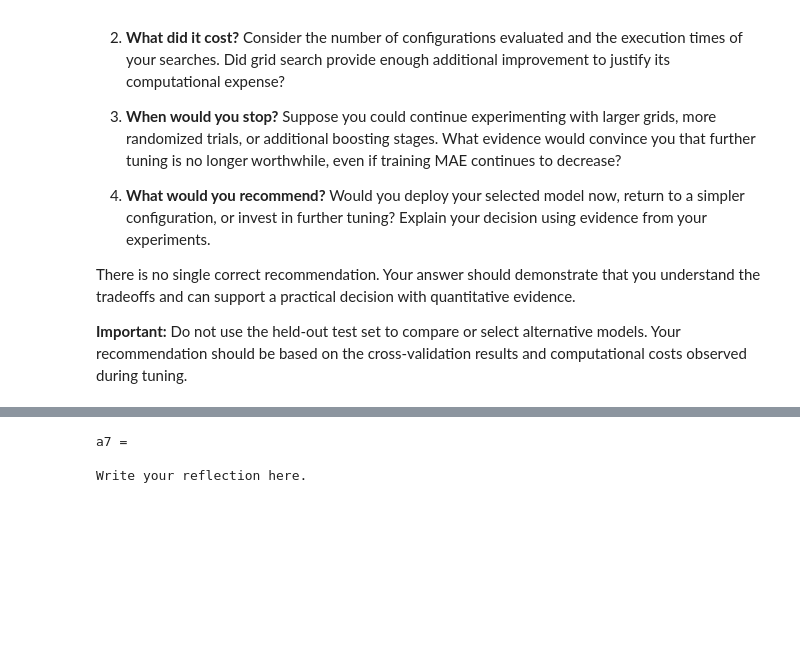
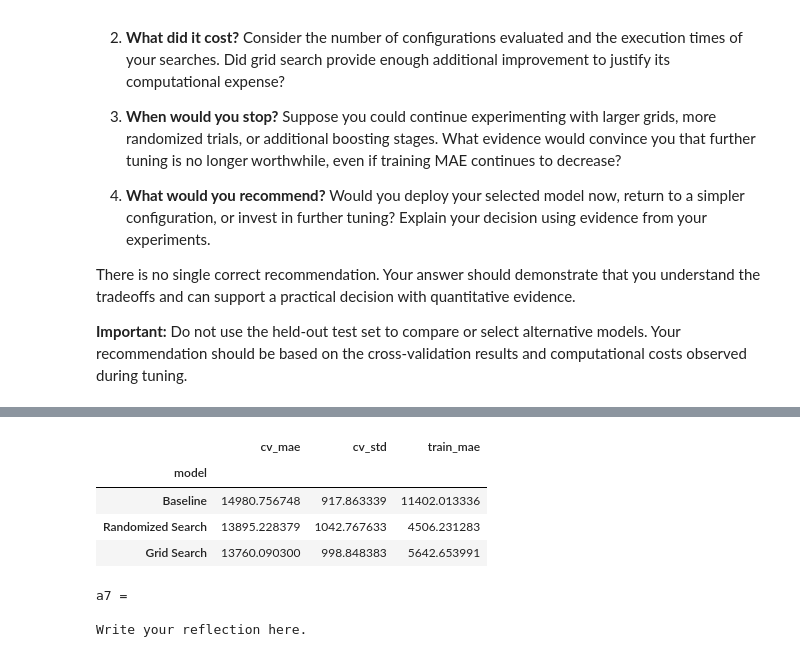
Before and after one commit to max-issokson-bu/DX603-Assignments, a Jupyter notebook: Homework_07.ipynb, the cells around one changed output, grey strips where cells are left out. Saved outputs shown, nothing was run; the diff lists cells and outputs as text; code cells hidden in the pictures; blank space fills up the shorter version.

```diff
--- a/Homework_07.ipynb
+++ b/Homework_07.ipynb
@@ -1034,0 +1055,37 @@ Also, a lower training MAE does not necessarily imply better generalization. Thi
+# %%
+# Your code here; add as many cells as you need
+
+dict_results = []
+
+#basline model 1
+cv_mae_basline, cv_std_baseline, train_mae_basline = run_model(
+    GradientBoostingRegressor,
+    X_train, y_train,
+    n_repeats=3,
+    **baseline_params,
+)
+dict_results.append({"model": "Baseline", "cv_mae": cv_mae_basline, "cv_std": cv_std_baseline, "train_mae": train_mae_basline})
+
+#randomized search model 2
+cv_mae_randomized, cv_std_randomized, train_mae_randomized = run_model(
+    GradientBoostingRegressor,
+    X_train, y_train,
+    n_repeats=3,
+    random_state=random_seed,
+    **random_search.best_params_,
+)
+dict_results.append({"model": "Randomized Search", "cv_mae": cv_mae_randomized, "cv_std": cv_std_randomized, "train_mae": train_mae_randomized})
+
+#grid search model 3
+cv_mae_grid, cv_std_grid, train_mae_grid = run_model(
+    GradientBoostingRegressor,
+    X_train, y_train,
+    n_repeats=3,
+    random_state=random_seed,
+    min_samples_leaf = random_search.best_params_['min_samples_leaf'],
+    subsample = random_search.best_params_['subsample'],
+    **grid_search.best_params_,
+)
+dict_results.append({"model": "Grid Search", "cv_mae": cv_mae_grid, "cv_std": cv_std_grid, "train_mae": train_mae_grid})
+
+df_results = pd.DataFrame(dict_results).set_index('model')
@@ -1192,0 +1267,8 @@ Write your reflection here.
+# %%
+df_results
+# %% [output]
+|  | cv_mae | cv_std | train_mae |
+| model |  |  |  |
+| Baseline | 14980.756748 | 917.863339 | 11402.013336 |
+| Randomized Search | 13895.228379 | 1042.767633 | 4506.231283 |
+| Grid Search | 13760.090300 | 998.848383 | 5642.653991 |
```
Also changed, not shown: parts of 30 cells of this notebook.
